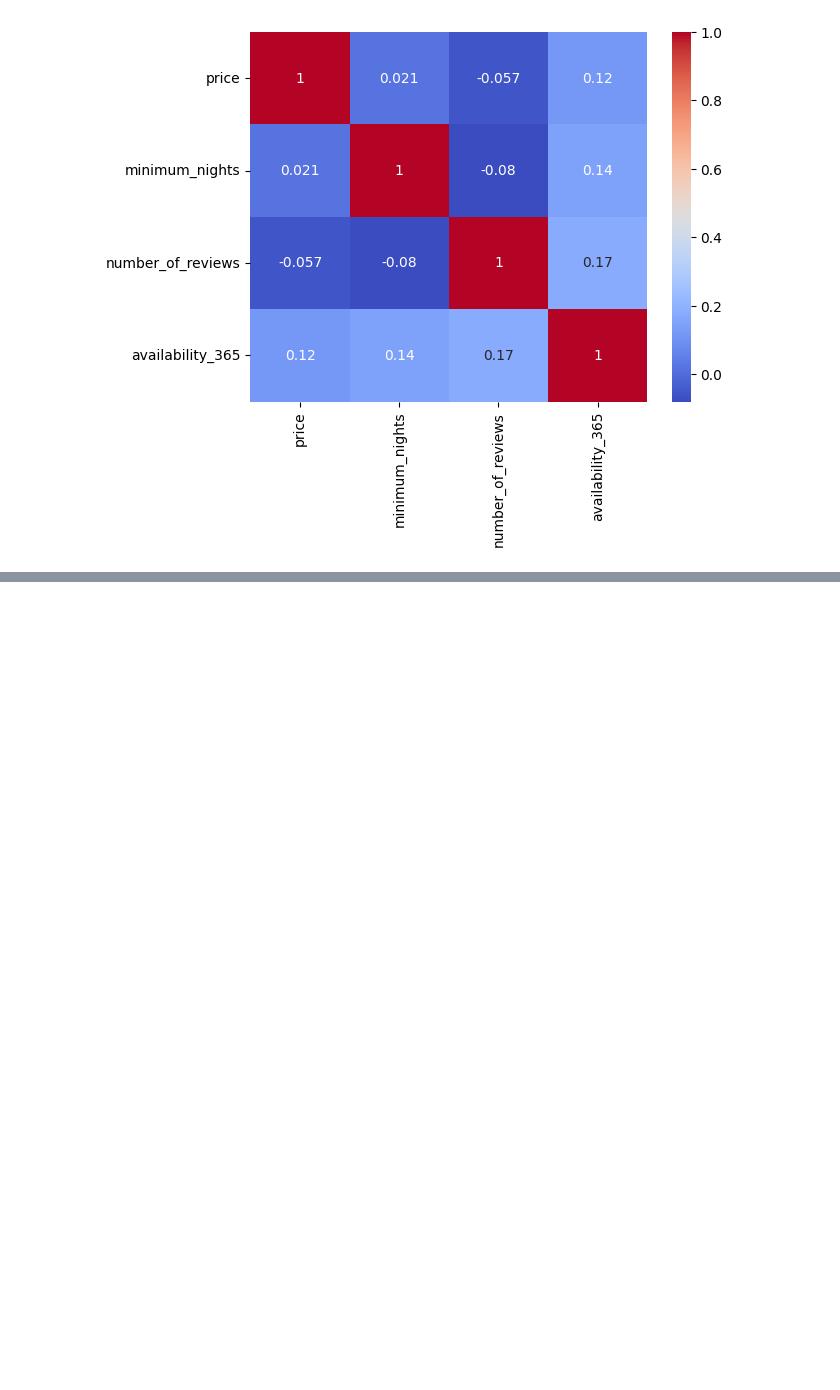
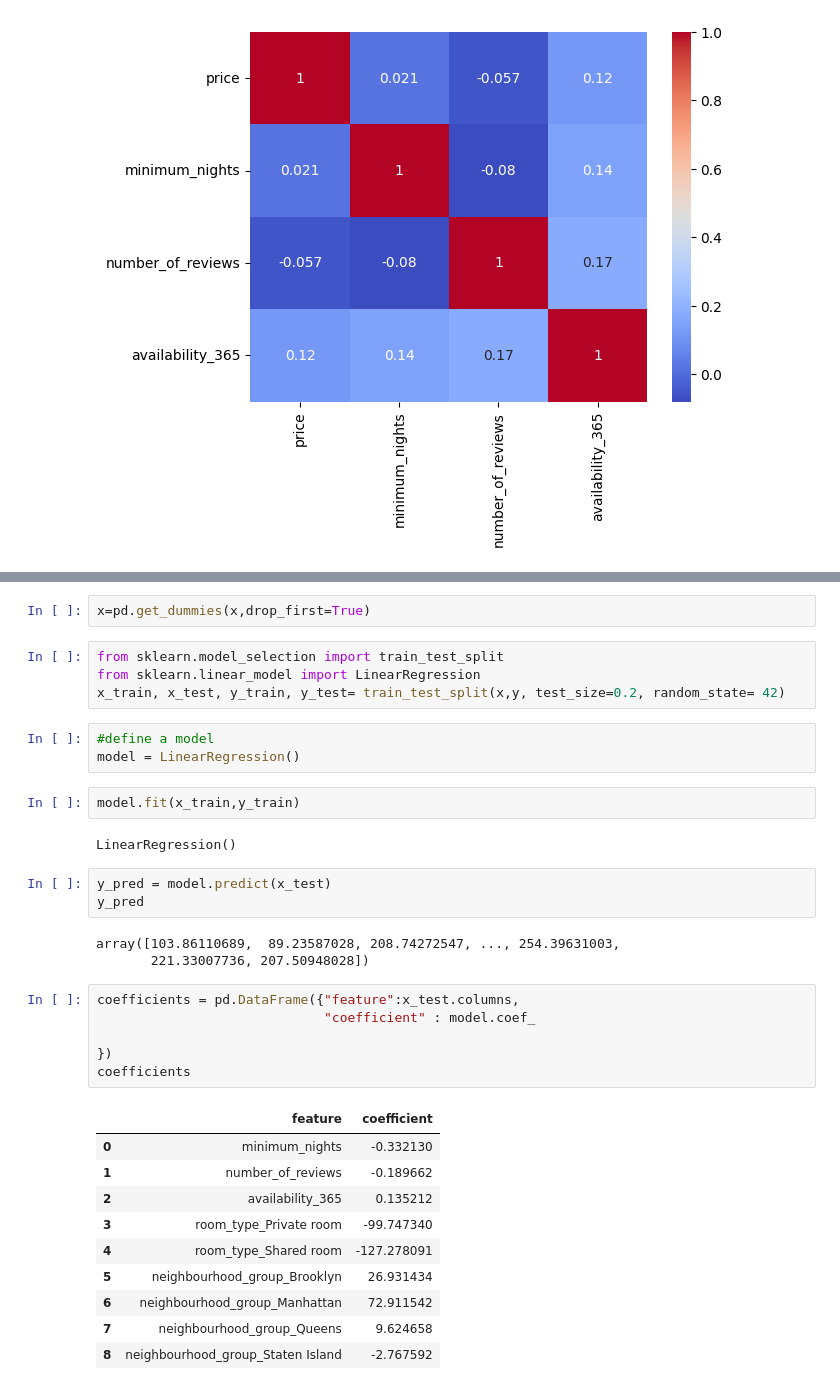
Before and after one commit to nikoomonemi/Airbnb-analysis, a Jupyter notebook: airbnb-1.ipynb, the cells around one changed output, grey strips where cells are left out. Drawn from its saved outputs; the diff is of its cells as text; blank space fills up the shorter version.

```diff
--- a/airbnb-1.ipynb
+++ b/airbnb-1.ipynb
@@ -106,0 +126,36 @@ corr_chart = sns.heatmap(corr, annot= True, cmap= "coolwarm")
+# %%
+x=pd.get_dummies(x,drop_first=True)
+# %%
+from sklearn.model_selection import train_test_split
+from sklearn.linear_model import LinearRegression
+x_train, x_test, y_train, y_test= train_test_split(x,y, test_size=0.2, random_state= 42)
+# %%
+#define a model
+model = LinearRegression()
+# %%
+model.fit(x_train,y_train)
+# %% [output]
+LinearRegression()
+# %%
+y_pred = model.predict(x_test)
+y_pred
+# %% [output]
+array([103.86110689,  89.23587028, 208.74272547, ..., 254.39631003,
+       221.33007736, 207.50948028])
+# %%
+coefficients = pd.DataFrame({"feature":x_test.columns,
+                             "coefficient" : model.coef_
+
+})
+coefficients
+# %% [output]
+|  | feature | coefficient |
+| 0 | minimum_nights | -0.332130 |
+| 1 | number_of_reviews | -0.189662 |
+| 2 | availability_365 | 0.135212 |
+| 3 | room_type_Private room | -99.747340 |
+| 4 | room_type_Shared room | -127.278091 |
+| 5 | neighbourhood_group_Brooklyn | 26.931434 |
+| 6 | neighbourhood_group_Manhattan | 72.911542 |
+| 7 | neighbourhood_group_Queens | 9.624658 |
+| 8 | neighbourhood_group_Staten Island | -2.767592 |
```
Also changed, not shown: parts of 9 cells of this notebook.
